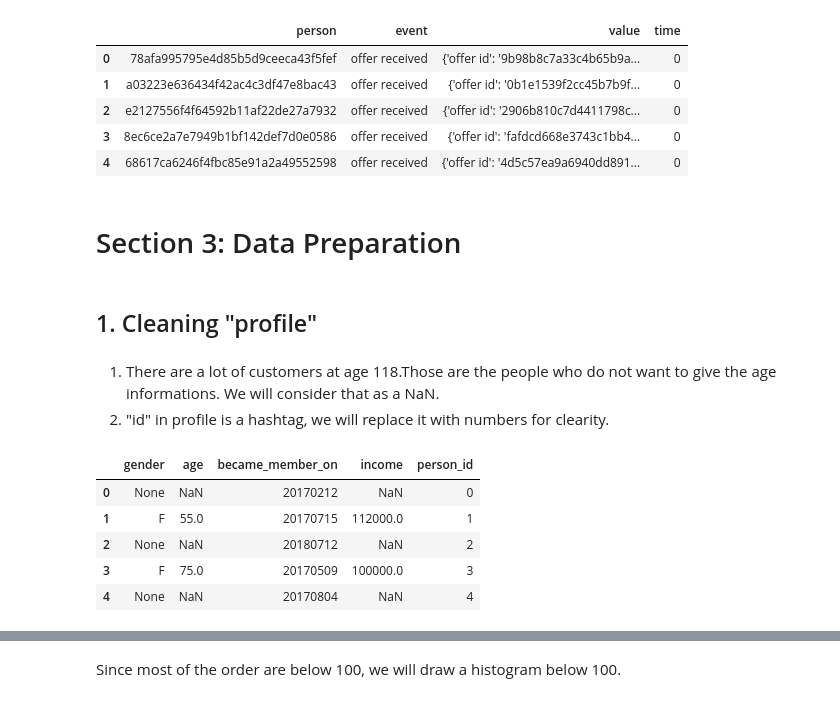
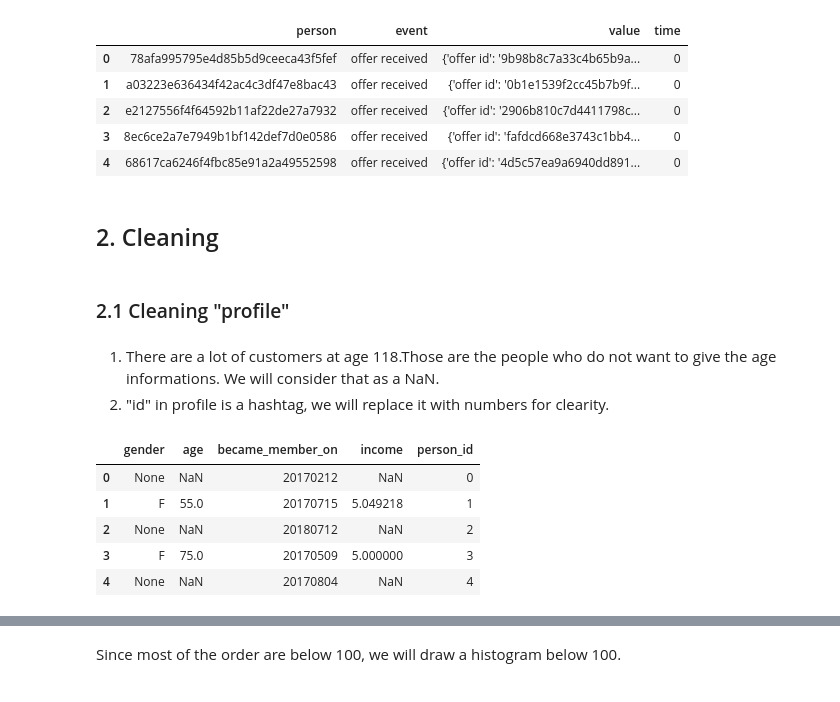
Before and after one commit to venson/starbucks, a Jupyter notebook: Starbucks_Capstone_notebook.ipynb, the cells around one changed output, grey strips where cells are left out. Cells and saved outputs as stored; diff of their text form; code cells hidden in the pictures.

```diff
--- a/Starbucks_Capstone_notebook.ipynb
+++ b/Starbucks_Capstone_notebook.ipynb
@@ -134,37 +138,37 @@ transcript.head()
 | 2 | e2127556f4f64592b11af22de27a7932 | offer received | {'offer id': '2906b810c7d4411798c... | 0 |
 | 3 | 8ec6ce2a7e7949b1bf142def7d0e0586 | offer received | {'offer id': 'fafdcd668e3743c1bb4... | 0 |
 | 4 | 68617ca6246f4fbc85e91a2a49552598 | offer received | {'offer id': '4d5c57ea9a6940dd891... | 0 |
-# %% [markdown]
-# Section 3: Data Preparation
+# %% [markdown]
+## 2. Cleaning
 # %% [markdown]
-## 1. Cleaning "profile"
+### 2.1 Cleaning "profile"
 # %% [markdown]
 1. There are a lot of customers at age 118.Those are the people who do not want to give the age informations. We will consider that as a NaN.
 2. "id" in profile is a hashtag, we will replace it with numbers for clearity.
 # %%
 def create_user_id_map(data = profile):
     user_id_map = pd.DataFrame(
         {'person':data['id'],
          'person_id': range(len(data['id']))
         })
     return user_id_map
 user_id_map = create_user_id_map()
 
 def clean_profile(data = profile, user_id_map = user_id_map):
 
     profile_new = data.merge(user_id_map,how = 'left', left_on = 'id', right_on = 'person')
     profile_new.drop(['id', 'person'], axis = 1, inplace = True)
     profile_new.loc[profile_new['age'] >= 100 , 'age'] = np.nan
-
+    profile_new['income']  = np.log10(profile_new['income'])
     return profile_new
 clean_profile = clean_profile()
 
 
 clean_profile.head()
 # %% [output]
 |  | gender | age | became_member_on | income | person_id |
 | 0 | None | NaN | 20170212 | NaN | 0 |
-| 1 | F | 55.0 | 20170715 | 112000.0 | 1 |
+| 1 | F | 55.0 | 20170715 | 5.049218 | 1 |
 | 2 | None | NaN | 20180712 | NaN | 2 |
-| 3 | F | 75.0 | 20170509 | 100000.0 | 3 |
+| 3 | F | 75.0 | 20170509 | 5.000000 | 3 |
 | 4 | None | NaN | 20170804 | NaN | 4 |
```
Also changed, not shown: parts of 117 cells of this notebook.
